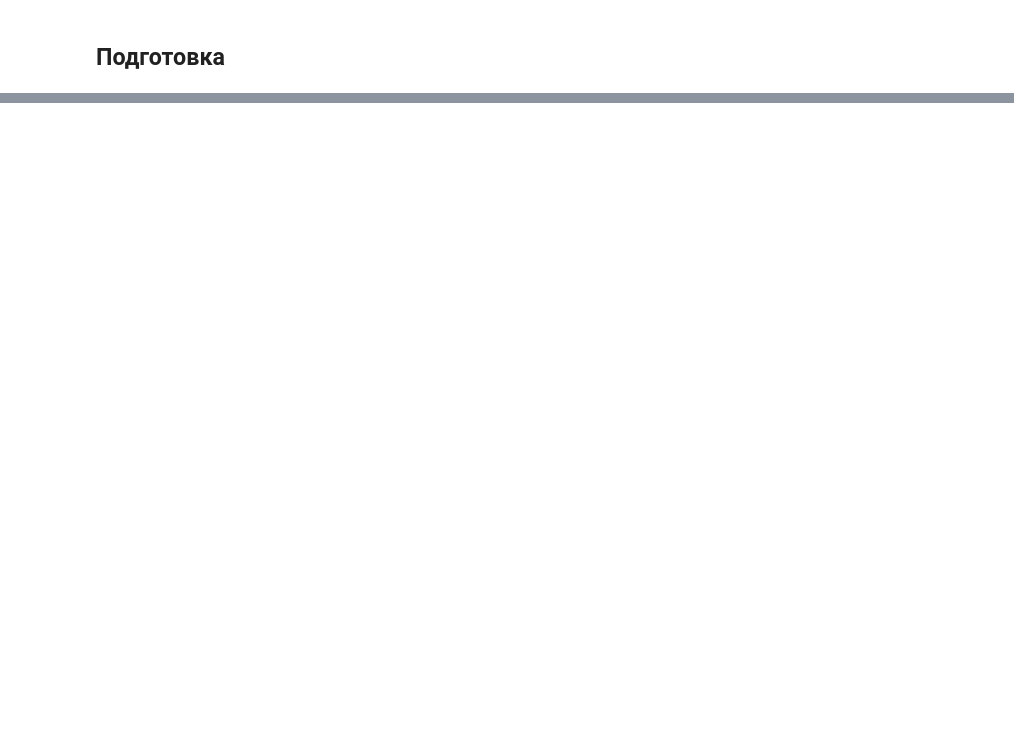
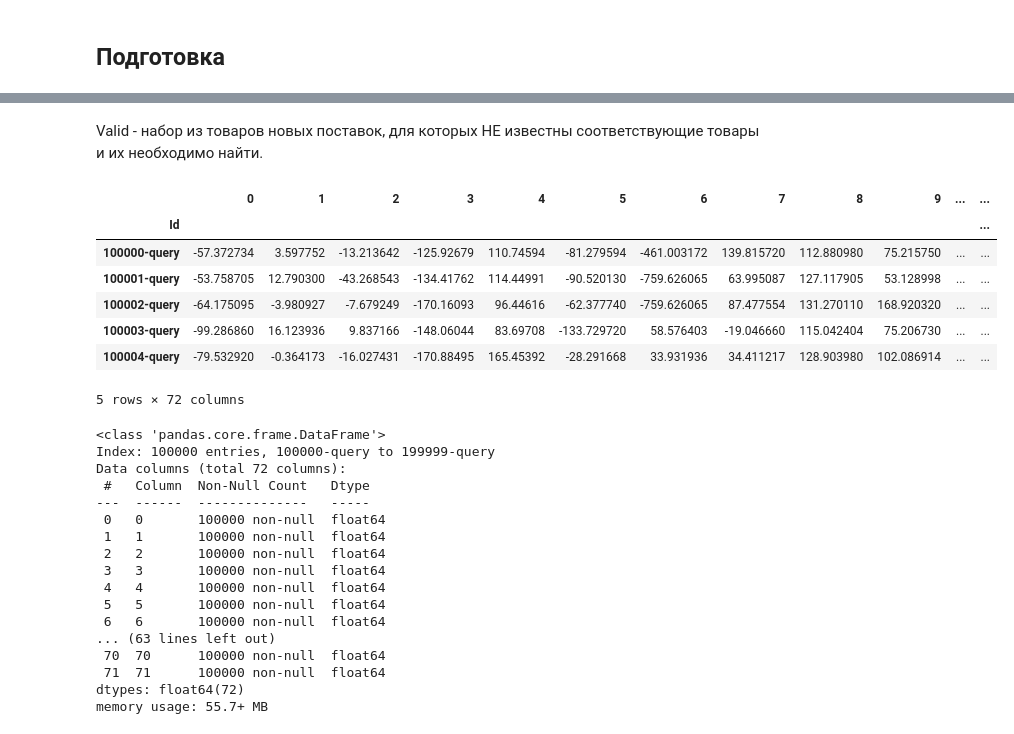
Before and after one commit to Danspers/Matching, a Jupyter notebook: Matching.ipynb, the cells around one changed output, grey strips where cells are left out. Saved outputs shown, nothing was run; the diff lists cells and outputs as text; code cells hidden in the pictures; blank space fills up the shorter version.

```diff
--- a/Matching.ipynb
+++ b/Matching.ipynb
@@ -109,0 +45,10 @@ print(100 * acc / len(idx))
+# %%
+# чтение датасетов
+df_base  = pd.read_csv('datasets/base.csv', index_col=0)
+df_train = pd.read_csv('datasets/train.csv', index_col=0)
+df_valid = pd.read_csv('datasets/validation.csv', index_col=0)
+df_valid_ans = pd.read_csv('datasets/validation_answer.csv', index_col=0)
+
+# выделение в отдельный датасет
+targets = df_train["Target"]
+df_train.drop("Target", axis=1, inplace=True)
@@ -109,0 +119,31 @@ print(100 * acc / len(idx))
+# %% [markdown]
+Valid - набор из товаров новых поставок, для которых НЕ известны соответствующие товары и их необходимо найти.
+# %%
+display(df_valid.head())
+df_valid.info()
+# %% [output]
+|  | 0 | 1 | 2 | 3 | 4 | 5 | 6 | 7 | 8 | 9 | ... | ... |
+| Id |  |  |  |  |  |  |  |  |  |  |  | ... |
+| 100000-query | -57.372734 | 3.597752 | -13.213642 | -125.92679 | 110.74594 | -81.279594 | -461.003172 | 139.815720 | 112.880980 | 75.215750 | ... | ... |
+| 100001-query | -53.758705 | 12.790300 | -43.268543 | -134.41762 | 114.44991 | -90.520130 | -759.626065 | 63.995087 | 127.117905 | 53.128998 | ... | ... |
+| 100002-query | -64.175095 | -3.980927 | -7.679249 | -170.16093 | 96.44616 | -62.377740 | -759.626065 | 87.477554 | 131.270110 | 168.920320 | ... | ... |
+| 100003-query | -99.286860 | 16.123936 | 9.837166 | -148.06044 | 83.69708 | -133.729720 | 58.576403 | -19.046660 | 115.042404 | 75.206730 | ... | ... |
+| 100004-query | -79.532920 | -0.364173 | -16.027431 | -170.88495 | 165.45392 | -28.291668 | 33.931936 | 34.411217 | 128.903980 | 102.086914 | ... | ... |
+5 rows × 72 columns
+<class 'pandas.core.frame.DataFrame'>
+Index: 100000 entries, 100000-query to 199999-query
+Data columns (total 72 columns):
+ #   Column  Non-Null Count   Dtype
+---  ------  --------------   -----
+ 0   0       100000 non-null  float64
+ 1   1       100000 non-null  float64
+ 2   2       100000 non-null  float64
+ 3   3       100000 non-null  float64
+ 4   4       100000 non-null  float64
+ 5   5       100000 non-null  float64
+ 6   6       100000 non-null  float64
+... (63 lines left out)
+ 70  70      100000 non-null  float64
+ 71  71      100000 non-null  float64
+dtypes: float64(72)
+memory usage: 55.7+ MB
```
Also changed, not shown: parts of 39 cells of this notebook.
